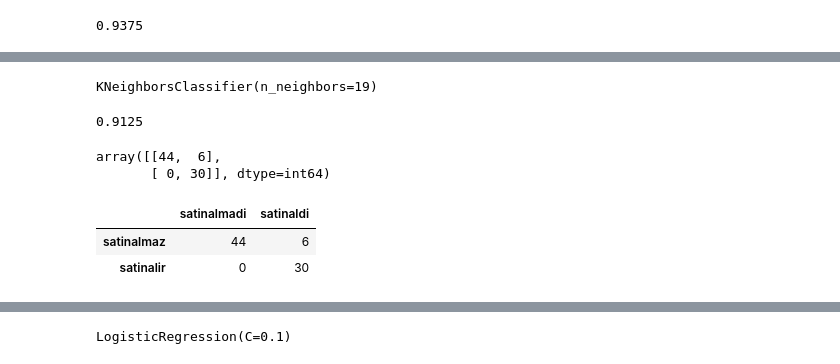
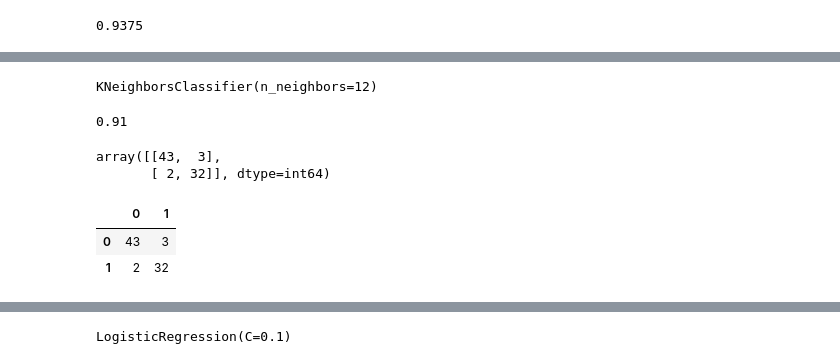
Before and after one commit to ycyusufcan/Machine-Learning, a Jupyter notebook: KNN_Classification.ipynb, the cells around one changed output, grey strips where cells are left out. Drawn from its saved outputs; the diff is of its cells as text; code cells hidden in the pictures.

```diff
--- a/KNN_Classification.ipynb
+++ b/KNN_Classification.ipynb
@@ -149,13 +149,13 @@ scoretrain[19]
 # %%
-finalModel=KNeighborsClassifier(n_neighbors=19)
+finalModel=KNeighborsClassifier(n_neighbors=12)
 # %%
 finalModel.fit(X_sc,y)
 # %% [output]
-KNeighborsClassifier(n_neighbors=19)
+KNeighborsClassifier(n_neighbors=12)
 # %%
 finalModel.score(X_sc,y)
 # %% [output]
-0.9125
+0.91
 # %%
 y_pred=finalModel.predict(X_test)
 # %%
@@ -165,14 +165,14 @@ cm = confusion_matrix(y_test, y_pred)
 # %%
 cm
 # %% [output]
-array([[44,  6],
-       [ 0, 30]], dtype=int64)
+array([[43,  3],
+       [ 2, 32]], dtype=int64)
 # %%
-pd.DataFrame(cm,columns=['satinalmadi','satinaldi'],index=['satinalmaz','satinalir'])
+pd.DataFrame(cm,columns=['0','1'],index=['0','1'])
 # %% [output]
-|  | satinalmadi | satinaldi |
-| satinalmaz | 44 | 6 |
-| satinalir | 0 | 30 |
+|  | 0 | 1 |
+| 0 | 43 | 3 |
+| 1 | 2 | 32 |
 # %%
 # Visualising the Training set results
 plt.figure(figsize=(12,8))
```
Also changed, not shown: parts of 20 cells of this notebook.
